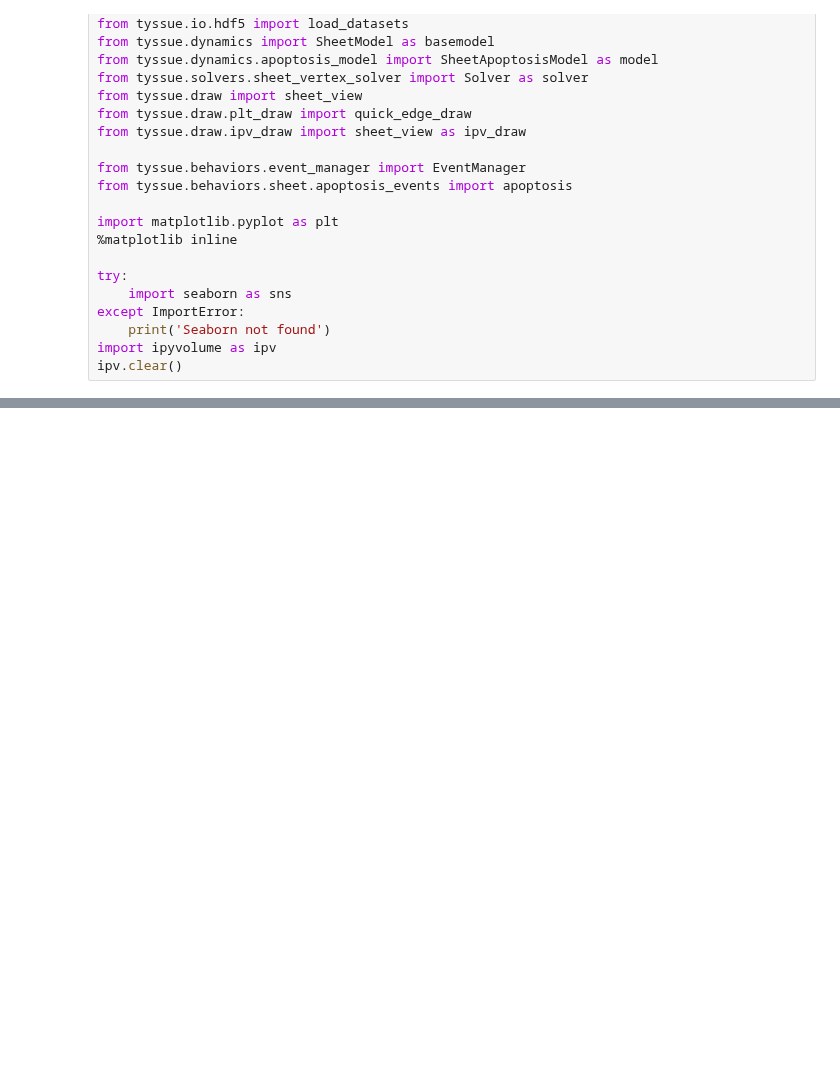
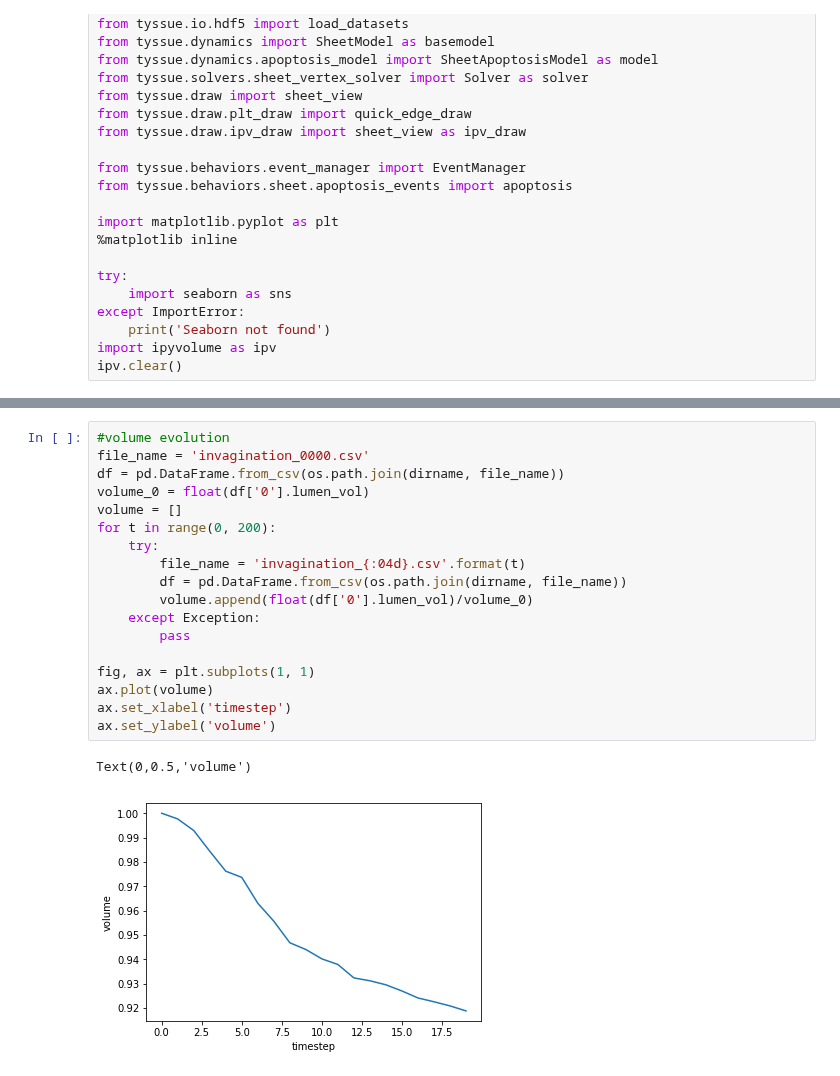
Before and after one commit to suzannelab/polarity, a Jupyter notebook: notebooks/Analysis.ipynb, the cells around one changed output, grey strips where cells are left out. Saved outputs shown, nothing was run; the diff lists cells and outputs as text; blank space fills up the shorter version.

```diff
--- a/notebooks/Analysis.ipynb
+++ b/notebooks/Analysis.ipynb
@@ -147,0 +171,21 @@ Text(0,0.5,'invagination depth')
+# %%
+#volume evolution
+file_name = 'invagination_0000.csv'
+df = pd.DataFrame.from_csv(os.path.join(dirname, file_name))
+volume_0 = float(df['0'].lumen_vol)
+volume = []
+for t in range(0, 200):
+    try:
+        file_name = 'invagination_{:04d}.csv'.format(t)
+        df = pd.DataFrame.from_csv(os.path.join(dirname, file_name))
+        volume.append(float(df['0'].lumen_vol)/volume_0)
+    except Exception:
+        pass
+
+fig, ax = plt.subplots(1, 1)
+ax.plot(volume)
+ax.set_xlabel('timestep')
+ax.set_ylabel('volume')
+# %% [output]
+Text(0,0.5,'volume')
+[figure, added]
```
Also changed, not shown: parts of 7 cells of this notebook, 9 other files.
